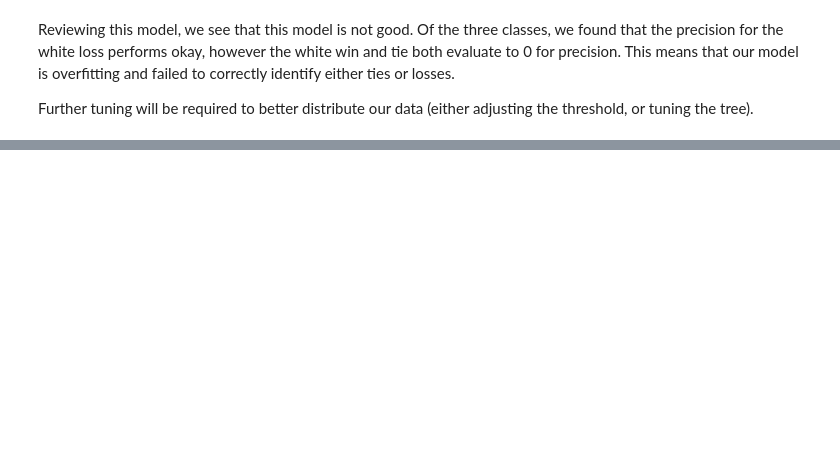
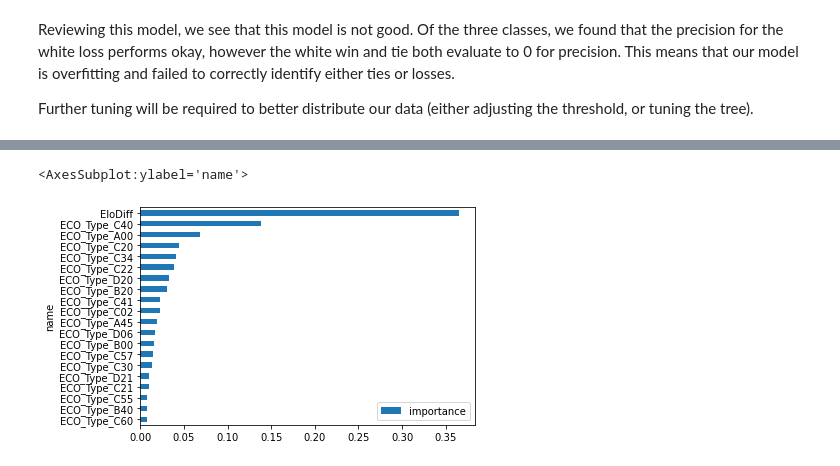
Before and after one commit to uva-ds5110-fa21-g10/semester-project, a Jupyter notebook: code/model/experiment-01/01-random-forest.ipynb, the cells around one changed output, grey strips where cells are left out. Saved outputs shown, nothing was run; the diff lists cells and outputs as text; code cells hidden in the pictures; blank space fills up the shorter version.

```diff
--- a/code/model/experiment-01/01-random-forest.ipynb
+++ b/code/model/experiment-01/01-random-forest.ipynb
@@ -37,2 +43,7 @@ testData = spark.read.parquet("../../../data/processed/testing.parquet")
+# %%
+df = spark.read.parquet("../../../data/processed/training.parquet")
+testing_df = spark.read.parquet("../../../data/processed/testing.parquet")
+
+df_all = spark.read.parquet("../../../data/processed/chess_games_moves_model.parquet")
 # %%
 df.cache()
@@ -128,0 +266,23 @@ Further tuning will be required to better distribute our data (either adjusting
+# %%
+# https://www.timlrx.com/blog/feature-selection-using-feature-importance-score-creating-a-pyspark-estimator
+def ExtractFeatureImp(featureImp, dataset, featuresCol):
+    list_extract = []
+    for i in dataset.schema[featuresCol].metadata["ml_attr"]["attrs"]:
+        list_extract = list_extract + dataset.schema[featuresCol].metadata["ml_attr"]["attrs"][i]
+    varlist = pd.DataFrame(list_extract)
+    varlist['importance'] = varlist['idx'].apply(lambda x: featureImp[x])
+    return(varlist.sort_values('importance', ascending = False))
+# %%
+rf_best = RandomForestClassifier(numTrees=30, maxDepth=8, impurity = "entropy", maxBins = 28, subsamplingRate = 1, featuresCol='features', labelCol='white_result_vector', seed=SEED, leafCol="leafId")
+model_pipeline = Pipeline(stages=[opening_vectorizor,
+                                    gametype_vectorizer,
+                                    result_vectorizor,
+                                    move_encoder,
+                                   features_assembler,
+                                   rf_best])
+rtmodel = model_pipeline.fit(df)
+df2 = rtmodel.transform(df)
+# %%
+featureimp = ExtractFeatureImp(rtmodel.stages[-1].featureImportances, df2, "features").head(20)
+featureimp = featureimp.drop('vals', axis=1)
+featureimp
@@ -128,0 +307,6 @@ Further tuning will be required to better distribute our data (either adjusting
+# %%
+featureimp.sort_values('importance',inplace=True)
+featureimp.plot.barh(x='name', y='importance', rot =0)
+# %% [output]
+<AxesSubplot:ylabel='name'>
+[figure, added]
```
Also changed, not shown: parts of 38 cells of this notebook.
